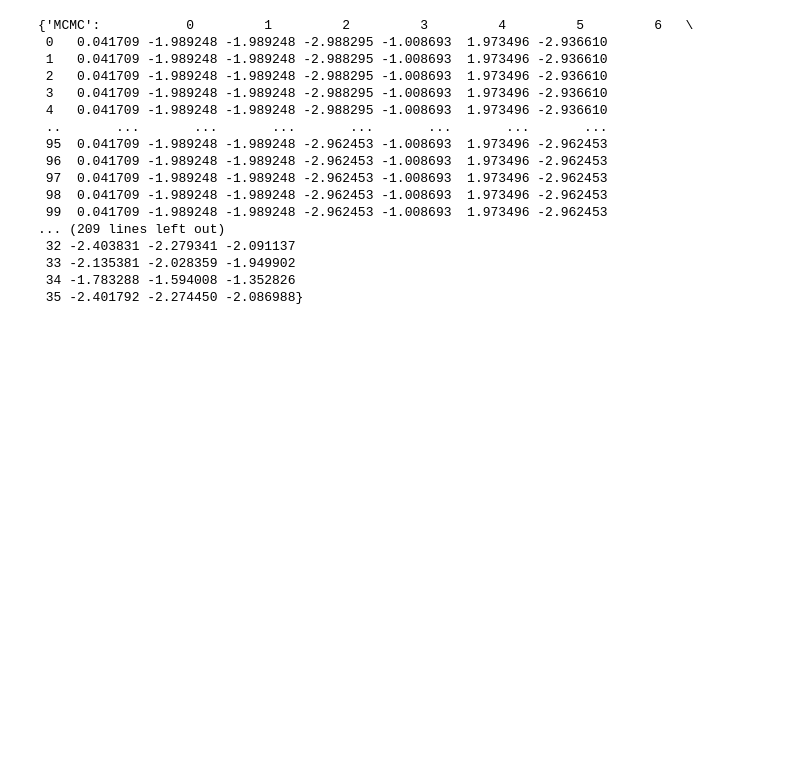
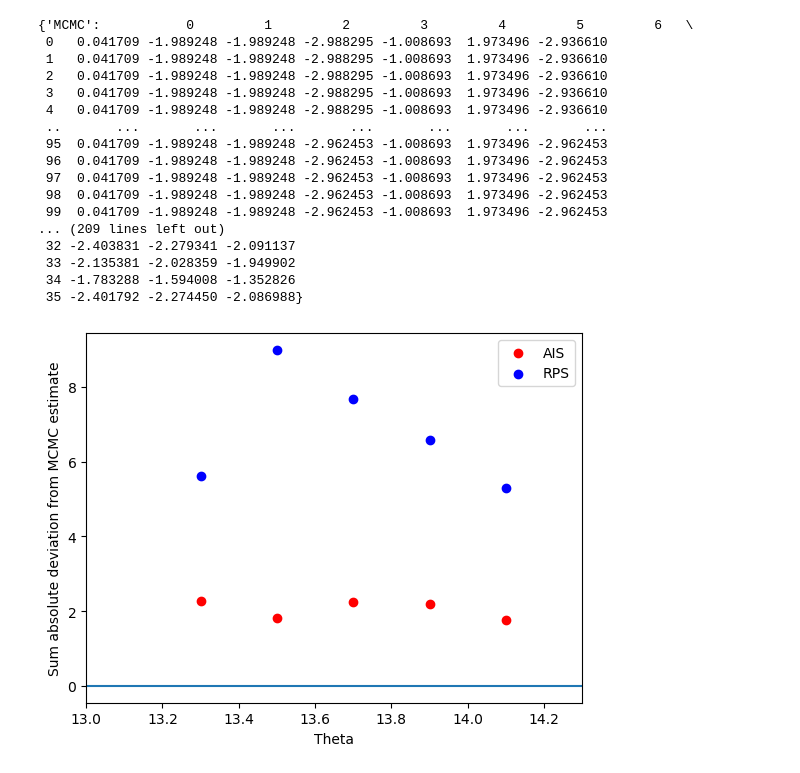
Before and after one commit to fyy2025/RHS-X, a Jupyter notebook: Code/AIS_MCMC.ipynb, the cells around one changed output. Drawn from its saved outputs; the diff is of its cells as text; code cells hidden in the pictures; blank space fills up the shorter version.

```diff
--- a/Code/AIS_MCMC.ipynb
+++ b/Code/AIS_MCMC.ipynb
@@ -209,7 +209,7 @@ score_s = AIS.make_score_s_expneg_raw(
     prior_logprob=lambda state: 0.0,
 )
 
-log_alpha = [score_s(A) for A in anchors]
+log_alpha = [np.log(max(1e-300, score_s(A))) for A in anchors]
 
 RPS_mean = AIS.estimate_policy_means_from_RPS(
     RPS_states,                     # dict with key "samples": List[State]
@@ -385,3 +385,32 @@ Per-step ESS ratios (len = 4 ): [0.9938151196647628, 0.8927576388699631, 0.95023
 import pickle
 with open("AIS_post_mean_per_theta.pkl", "wb") as f:
     pickle.dump(AIS_post_mean_per_theta, f)
+# %%
+import pickle
+with open("AIS_post_mean_per_theta.pkl", "rb") as f:
+    summ = pickle.load(f)
+# %%
+true = np.asarray(summ["MCMC"])
+AIS = []
+RPS = []
+for key, values in summ.items():
+    if key == "MCMC":
+        continue
+    elif key.startswith("RPS"):
+        diff = np.sum(np.abs(np.asarray(summ[key])-true))
+        RPS.append(diff)
+    else:
+        diff = np.sum(np.abs(np.asarray(summ[key][0.1])-true))
+        AIS.append(diff)
+# %%
+plt.scatter([13.3, 13.5, 13.7, 13.9, 14.1], AIS, color = 'red', label = 'AIS')
+plt.scatter([13.3, 13.5, 13.7, 13.9, 14.1], RPS, color = 'blue', label = 'RPS')
+plt.axline((0,0),slope=0)
+plt.xlim((13, 14.3))
+plt.xlabel("Theta")
+plt.ylabel("Sum absolute deviation from MCMC estimate")
+
+plt.legend()
+plt.show()
+# %% [output]
+[figure, added]
```
Also changed, not shown: 7 other files.
